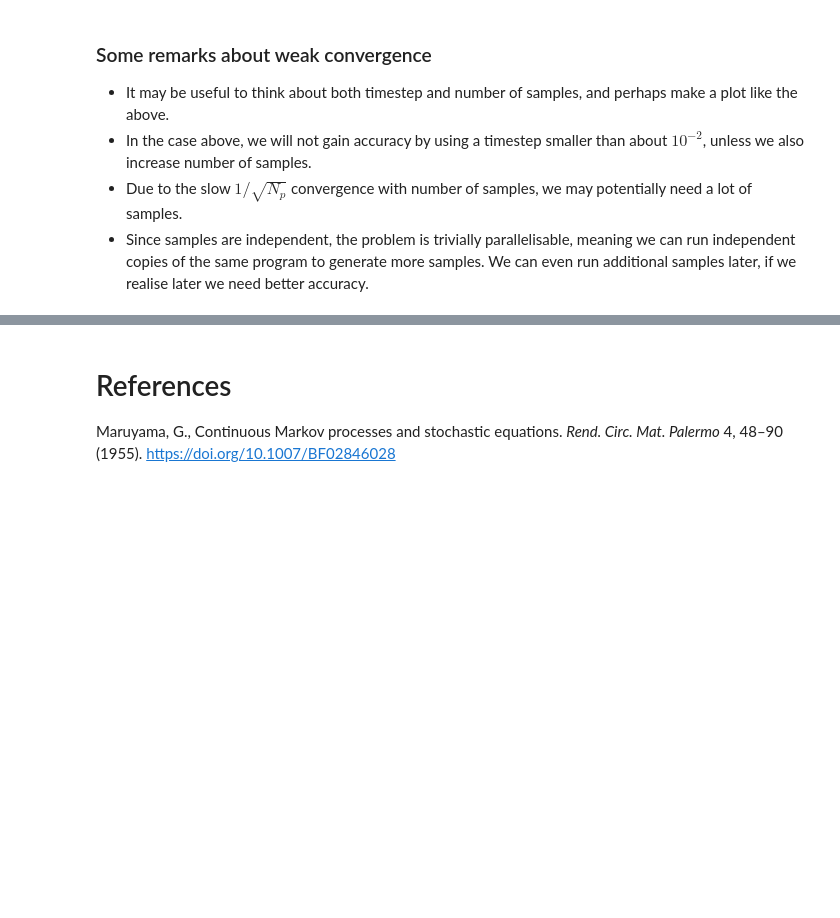
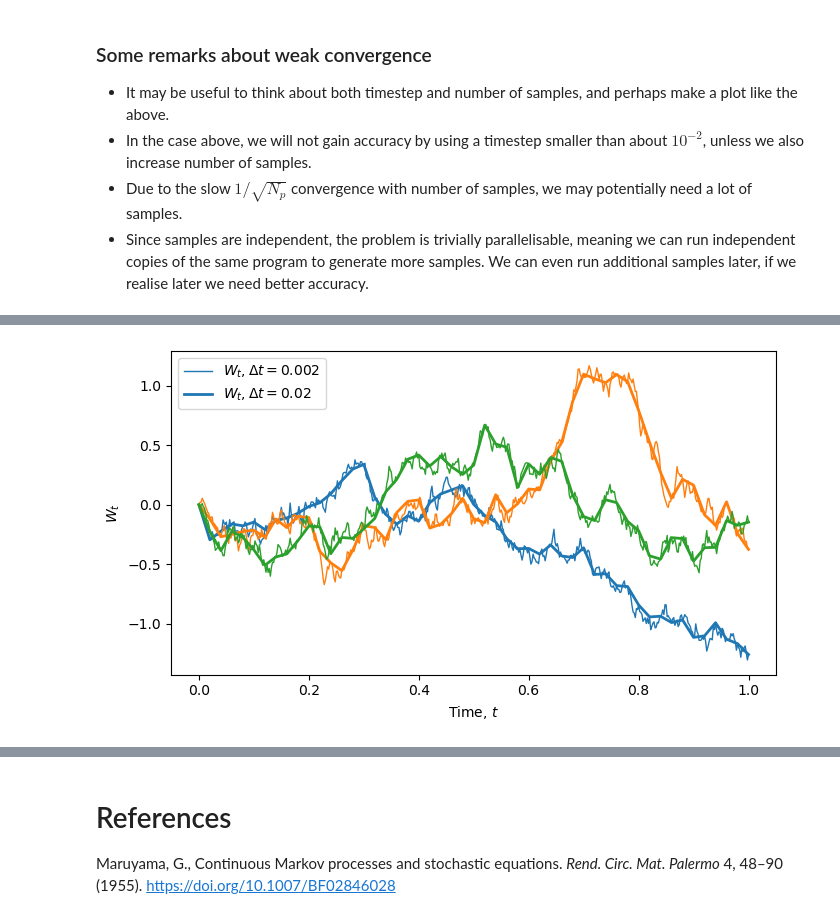
Before and after one commit to nordam/FY8503, a Jupyter notebook: notebooks/03 - Convergence of numerical SDE methods.ipynb, the cells around one changed output, grey strips where cells are left out. Drawn from its saved outputs; the diff is of its cells as text; code cells hidden in the pictures; blank space fills up the shorter version.

```diff
--- a/notebooks/03 - Convergence of numerical SDE methods.ipynb
+++ b/notebooks/03 - Convergence of numerical SDE methods.ipynb
@@ -94,7 +94,10 @@ def solve_SDE(X0, tmax, dt, a, b, solver, W=None):
             X[n,:] = solver(X[n-1,:], t, dt, a, b)
         else:
             # Obtain increment from pre-computed Wt
-            dW = W[n] - W[n-1]
+            if len(W.shape) > 1:
+                dW = W[n,:] - W[n-1,:]
+            else:
+                dW = W[n] - W[n-1]
             X[n,:] = solver(X[n-1,:], t, dt, a, b, dW=dW)
         t += dt
     return X
@@ -227,0 +235,31 @@ plt.tight_layout()
+# %%
+dt = 0.002
+Tmax = 1
+Nt = int(Tmax/dt)+1
+Np = 3 # Number of realisations
+
+# Time
+t = np.linspace(0, Tmax, Nt)
+
+# Wiener process:
+W = np.zeros((Nt, Np))
+W[1:,:] = np.cumsum( np.random.normal(loc = 0, scale = np.sqrt(dt), size = (Nt-1, Np)), axis =0)
+
+# Plot the three different realisations
+fig = plt.figure(figsize = (7, 4))
+
+# Plot with two different time resolutions
+for i in range(Np):
+    if i == 0:
+        l, = plt.plot(t, W[:,i], lw=1, label=f'$W_t, \Delta t = {dt}$')
+        plt.plot(t[::10], W[::10,i], c=l.get_color(), lw=2, label=f'$W_t, \Delta t = {10*dt}$')
+    else:
+        l, = plt.plot(t, W[:,i], lw=1)
+        plt.plot(t[::10], W[::10,i], c=l.get_color(), lw=2)
+
+plt.legend()
+plt.xlabel('Time, $t$')
+plt.ylabel('$W_t$')
+plt.tight_layout()
+# %% [output]
+[figure, added]
```
Also changed, not shown: parts of 7 cells of this notebook, 1 other file.
